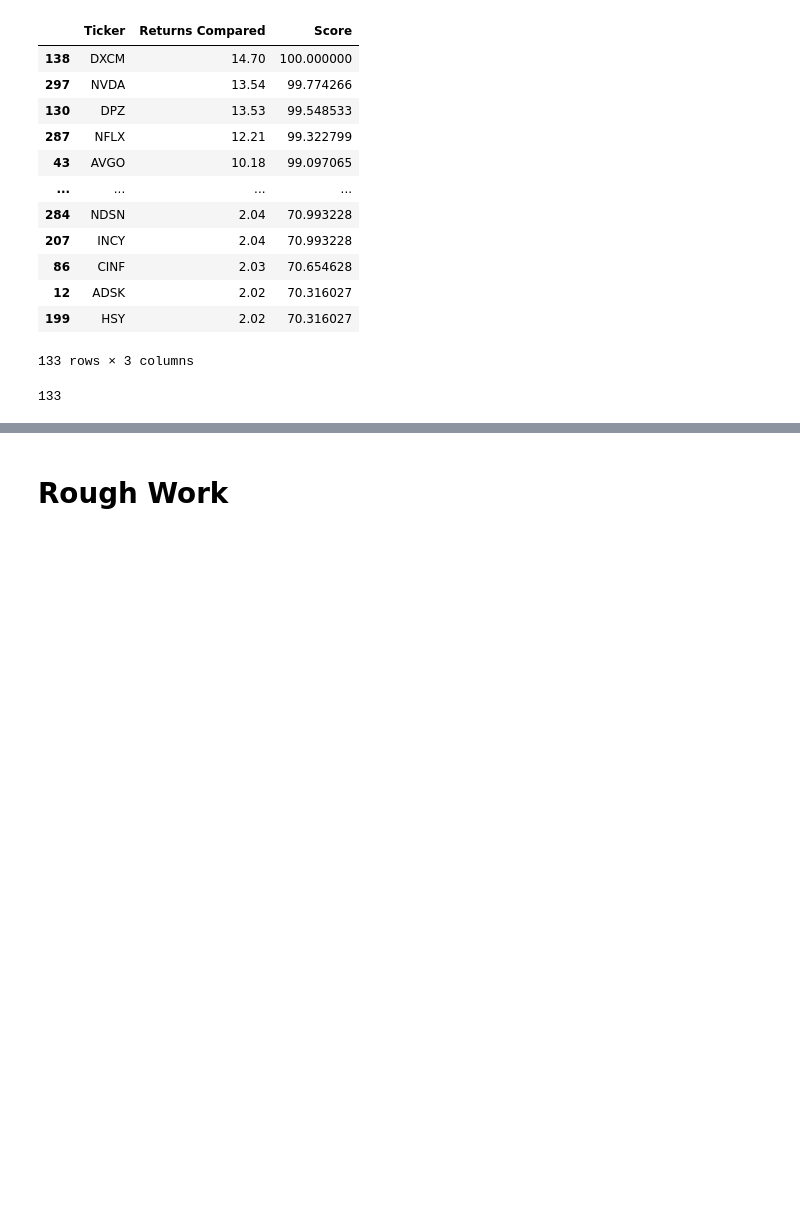
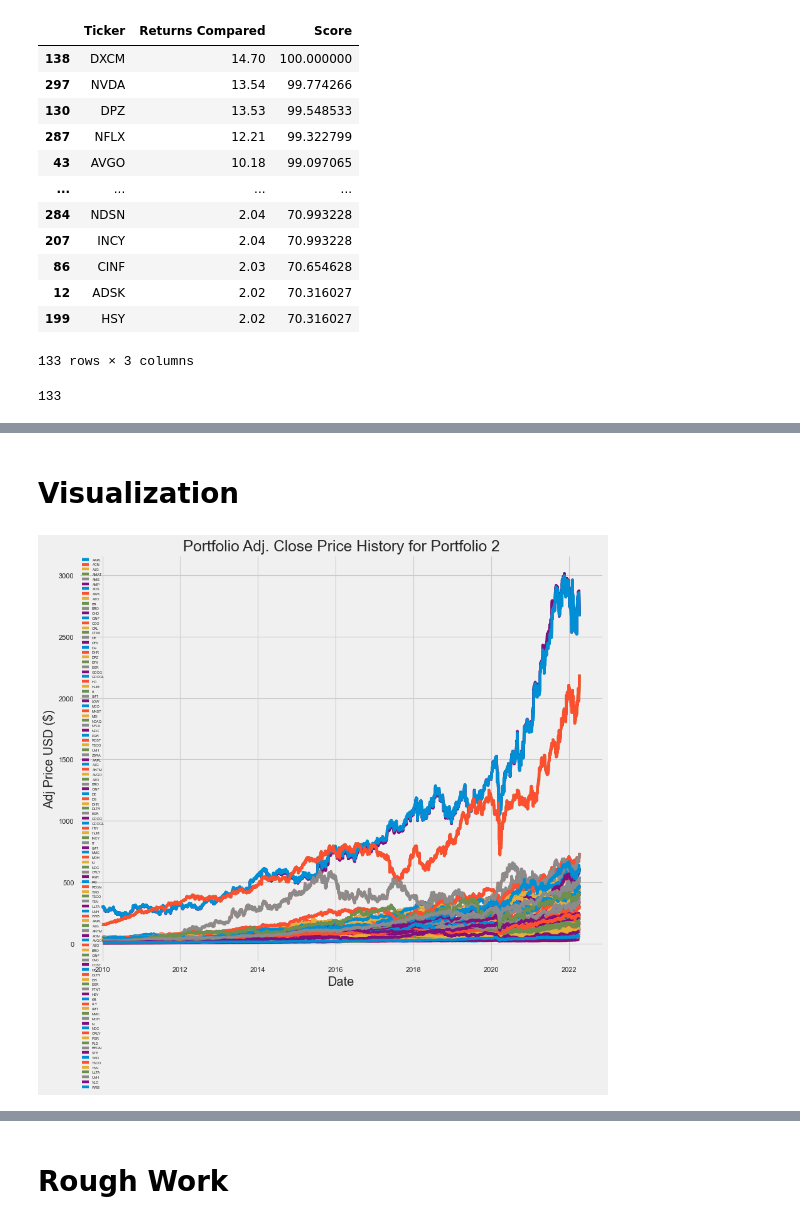
Before and after one commit to salmankhaliq22/Stock-Screener-using-Technical-Analysis-and-Efficient-Frontiers, a Jupyter notebook: 08-Analysis-Condition-2.ipynb, the cells around one changed output, grey strips where cells are left out. Drawn from its saved outputs; the diff is of its cells as text; code cells hidden in the pictures; blank space fills up the shorter version.

```diff
--- a/08-Analysis-Condition-2.ipynb
+++ b/08-Analysis-Condition-2.ipynb
@@ -10,7 +10,9 @@ import datetime as dt
 import yfinance as yf
 %matplotlib inline
 import matplotlib.pyplot as plt
-plt.style.use("seaborn")
+plt.style.use("fivethirtyeight")
+import numpy as np
+import seaborn as sns
 # %% [markdown]
 # Normalizing the Adjusted Close column and Saving into the Database
 # %%
@@ -53,10 +46,10 @@ norm_adj_close.head()
 # plt.show()
 # %%
 # Merging into Database
-for ticker in tickers:
-    df = pd.read_csv(f"stock_data/{ticker}.csv", index_col = [0], parse_dates = [0])
-    df['Normalized Adj Close'] = norm_adj_close[ticker]
-    df.to_csv(f'stock_data/{ticker}.csv')
+# for ticker in tickers:
+#     df = pd.read_csv(f"stock_data/{ticker}.csv", index_col = [0], parse_dates = [0])
+#     df['Normalized Adj Close'] = norm_adj_close[ticker]
+#     df.to_csv(f'stock_data/{ticker}.csv')
 # %%
 start = '2010-01-01'
 end = '2022-04-08'
@@ -153,7 +146,9 @@ for ticker in best_performers['Ticker']:
             df['SMA_'+str(ma)] = round(df['Adj Close'].rolling(window = int(ma)).mean(), 2)
         latest_price = df['Adj Close'][-1]
         pe_ratio = float(si.get_quote_table(ticker)['PE Ratio (TTM)'])
-        peg_ratio = float(si.get_stats_valuation(ticker)[1][4])
+#         peg_ratio = float(si.get_stats_valuation(ticker)[1][4])
+#         if peg_ratio != peg_ratio: # Check for NaN
+#             peg_ratio = 0
         moving_average_150 = df['SMA_150'][-1]
         moving_average_200 = df['SMA_200'][-1]
         low_52week = round(min(df['Low'][-(52*5):]), 2) # 5 days of trading times 52 week in a year
@@ -165,15 +160,15 @@ for ticker in best_performers['Ticker']:
         condition_2 = latest_price >= (1.3 * low_52week)
         condition_3 = latest_price >= (0.75 * high_52week)
         condition_4 = pe_ratio < 40
-        condition_5 = peg_ratio < 2
+#         condition_5 = peg_ratio < 2
 
         # Conditional
-        if condition_4 and condition_5:            #condition_1 and condition_2 and condition_3 and
+        if condition_1 and condition_2 and condition_3:            #condition_1 and condition_2 and condition_3 and
             final_df = final_df.append({'Tickers': ticker,
                                         'Latest_Price': latest_price,
                                         'Score': score,
                                         'PE_Ratio': pe_ratio,
-                                        'PEG_Ratio': peg_ratio,
+#                                         'PEG_Ratio': peg_ratio,
                                         'SMA_150': moving_average_150,
                                         'SMA_200': moving_average_200,
                                         '52_week_low': low_52week,
@@ -213,0 +203,24 @@ final_df.to_csv('portfolio/portfolio2-PE-PEG.csv')
+# %% [markdown]
+# Visualization
+# %%
+# Visually show the stock Portfolio
+title = 'Portfolio Adj. Close Price History for Portfolio 2'
+
+# Get the tickers for our Portfolio
+my_stocks = final_df['Tickers']
+
+# Create and plot the graph
+plt.figure(figsize=(12, 10), dpi=80)
+for ticker in my_stocks:
+    df1 = pd.read_csv(f"stock_data/{ticker}.csv", index_col = [0], parse_dates = [0])
+    plt.plot(df1['Adj Close'], label = ticker)
+
+plt.title(title, fontsize = 22)
+plt.xlabel('Date', fontsize = 18)
+plt.ylabel('Adj Price USD ($)', fontsize = 18)
+plt.legend(my_stocks, prop={'size': 5}, loc = 'upper left')
+plt.savefig('figures/portfolio_2.png')
+plt.savefig('figures/portfolio_2.pdf')
+plt.show()
+# %% [output]
+[figure, added]
```
Also changed, not shown: parts of 20 cells of this notebook, 4 other files.
